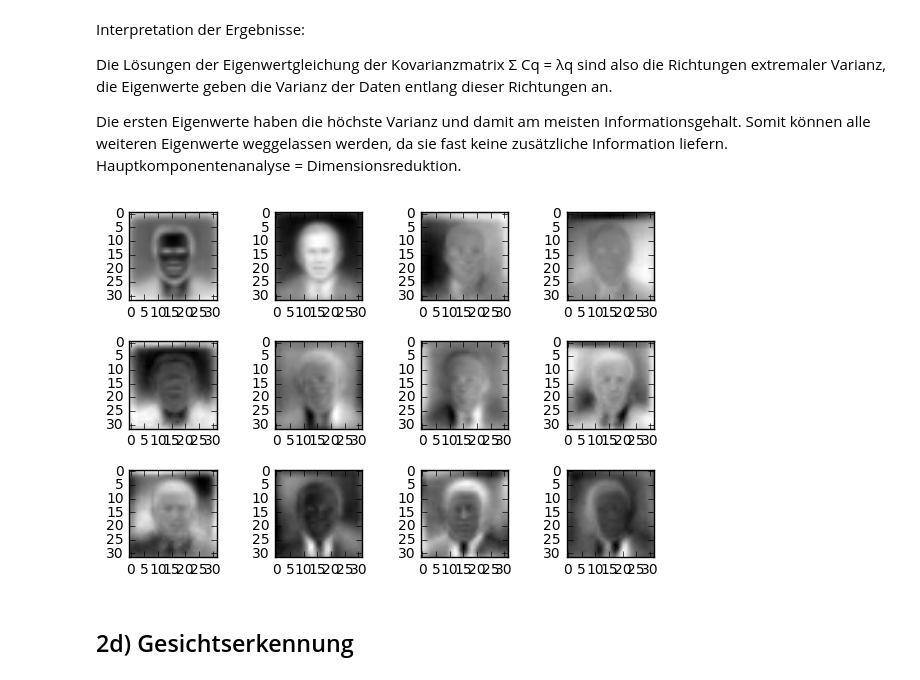
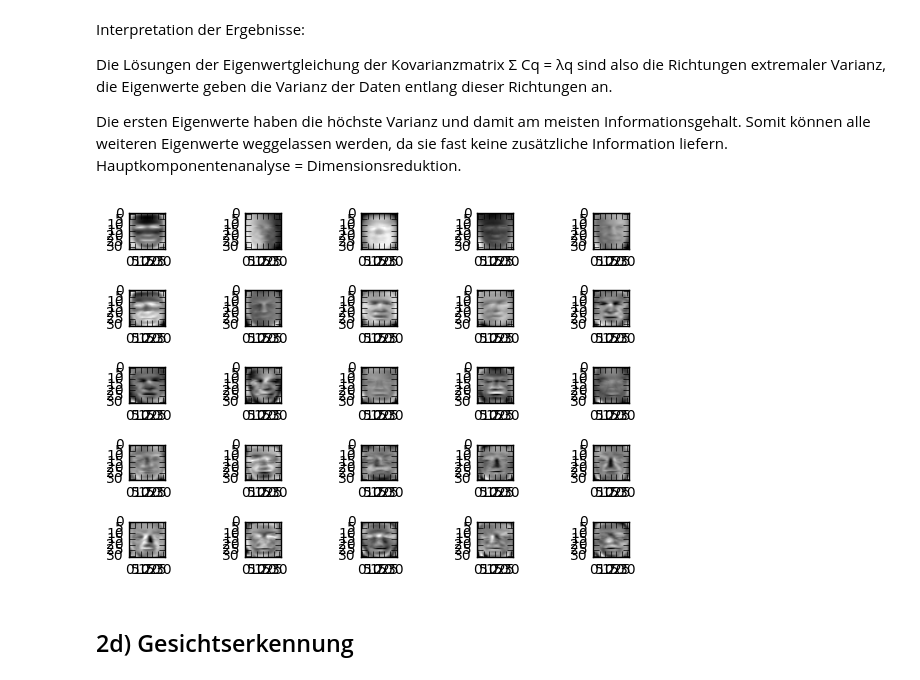
Before and after one commit to magoeke/htwg.machinelearning, a Jupyter notebook: 02/02_Eigengesichter.ipynb, the cells around one changed output. Saved outputs shown, nothing was run; the diff lists cells and outputs as text; code cells hidden in the pictures.

Commit message:
image cut

```diff
--- a/02/02_Eigengesichter.ipynb
+++ b/02/02_Eigengesichter.ipynb
@@ -51,6 +51,7 @@ for person_name, person in zip(persons.keys(), persons.values()):
     #del path[-1]
     for picture_path in path:
         picture = io.imread(picture_path,  as_grey=True)
+        picture = picture[55:195, 75:175]
         resized_image = transform.resize(picture, (32, 32)).flatten()
         if not picture_path == path[-1]:
             resized_images.append(resized_image)
@@ -101,14 +102,14 @@ Die ersten Eigenwerte haben die höchste Varianz und damit am meisten Informatio
 # %%
 %matplotlib inline
 fig = plt.figure()
-for i, face in enumerate(Vt[:12], start=1):
-    plt.subplot(3, 4, i)
+for i, face in enumerate(Vt[:25], start=1):
+    plt.subplot(5, 5, i)
     plt.tight_layout()
     dim = np.sqrt(np.shape(face))
     plt.imshow(np.reshape(face, (dim, dim)), cmap=plt.gray())
 plt.show();
 # %% [output]
-[figure, old version]
+[figure, new version]
 # %% [markdown]
 ## 2d) Gesichtserkennung
 # %% [markdown]
```
Also changed, not shown: parts of 4 cells of this notebook.
